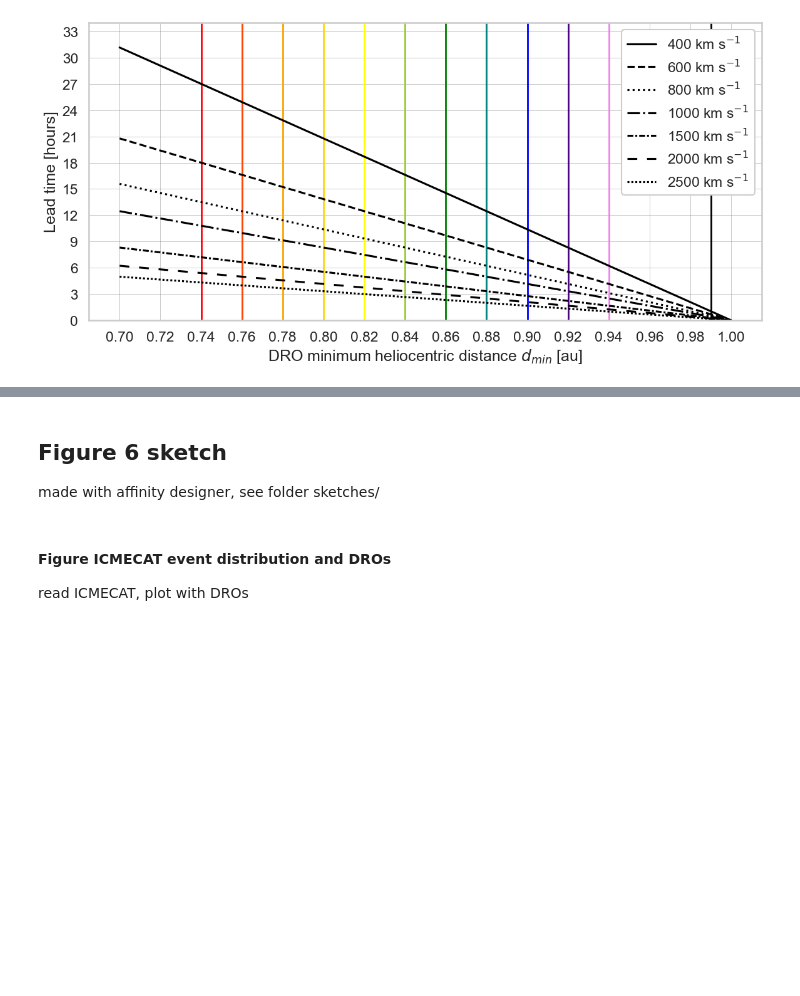
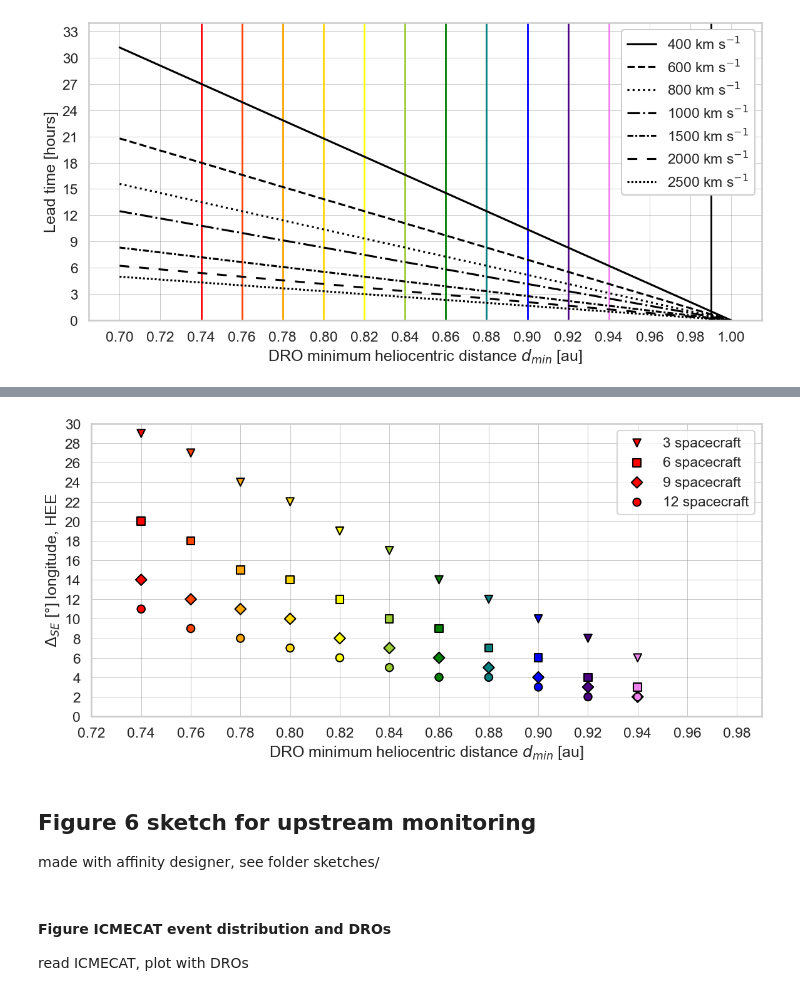
Before and after one commit to cmoestl/dro_orbits, a Jupyter notebook: dro.ipynb, the cells around one changed output, grey strips where cells are left out. Cells and saved outputs as stored; diff of their text form; code cells hidden in the pictures; blank space fills up the shorter version.

Commit message:
gap analysis added

```diff
--- a/dro.ipynb
+++ b/dro.ipynb
@@ -947,5 +960,82 @@ IndexError: index 2190 is out of bounds for axis 0 with size 4
+# %%
+######### get delta to Sun-Earth line in heliospheric longitude
+####### example for orbit with 9 sc ###########
+#days=19 #step forward
+#n=np.int16(24*days) #round to nearest hour
+#print(np.round(dlon[sc_int9+n],1))
+#####################################
+
+
+############### go through all 11 orbits and make it for the given number of spacecraft,
+#answering: what is the maximum separation of the spacecraft to the Sun-Earth line in HEE longitude?
+#check when first spacecraft is further away in longitude from the SE line than the last spacecraft
+
+def get_delta(sc_int_array):
+    #for each dmin orbit distance write out the index with the maximum separation of the first sc before the last sc is closer
+    delta_index=np.arange(np.size(initial_x0_array))
+    delta_value=np.arange(np.size(initial_x0_array))
+
+    #going through all 11 different orbits, for a given number of spacecraft set by sc_int_array
+    for i in np.arange(np.size(initial_x0_array)):
+
+        hours=0
+        #get orbit longitude values: 1 is longitude, : are all longitude values, i is the orbit (defined by dmin)
+        dlon=np.rad2deg(orbits_polar[1,:,i])
+
+        # use number of spacecraft you want to analyse, sc_int9
+        # starting values
+        first_sc=np.abs(dlon[sc_int_array+hours][0])
+        last_sc=np.abs(dlon[sc_int_array+hours][-1])
+        #print(first_sc, last_sc)
+
+        #find index when both spacecraft are at maximum separation to Sun-Earth line
+        while first_sc < last_sc:
+            #longitude of first spacecraft along the DRO, starting at the Sun-Earth line and going towards west, along the orbit
+            first_sc=np.abs(dlon[sc_int_array+hours][0])
+            #longitude of last spacecraft along the orbit, absolute value so comparable with first spacecraft
+            last_sc=np.abs(dlon[sc_int_array+hours][-1])
+            #print(first_sc, last_sc)
+            delta_index[i]=hours
+            hours=hours+1
+
+        #print(delta_index)
+        delta_value[i]=np.rad2deg(orbits_polar[1,delta_index[i],i])
+
+    return delta_value
+
+delta_value3=get_delta(sc_int3)
+delta_value6=get_delta(sc_int6)
+delta_value9=get_delta(sc_int9)
+delta_value12=get_delta(sc_int12)
+
+#define plot
+
+sns.set_style('whitegrid')
+sns.set_context('talk')
+fig, ax1 = plt.subplots(1,figsize=(12, 6),dpi=100)
+
+#plot for each orbit with dmin the longitudes of the spacecraft in HEE, absolute difference to Sun-Earth line
+ax1.scatter(initial_x0_array,delta_value3,c=dro_colors, marker='v', label='3 spacecraft',edgecolor='k')
+ax1.scatter(initial_x0_array,delta_value6,c=dro_colors, marker='s', label='6 spacecraft',edgecolor='k')
+ax1.scatter(initial_x0_array,delta_value9,c=dro_colors, marker='D', label='9 spacecraft',edgecolor='k')
+ax1.scatter(initial_x0_array,delta_value12,c=dro_colors, marker='o', label='12 spacecraft',edgecolor='k')
+ax1.legend()
+ax1.set_ylabel(r'$\Delta_{SE}$ [°] longitude, HEE')
+ax1.set_xlabel('DRO minimum heliocentric distance $d_{min}$ [au]')
+ax1.xaxis.set_major_locator(MultipleLocator(0.02))
+ax1.yaxis.set_major_locator(MultipleLocator(2))
+ax1.set_ylim(0,30)
+ax1.set_xlim(0.72,0.99)
+ax1.grid(True, color='gray', linewidth=0.5, linestyle='-', alpha=0.6)
+
+plt.tight_layout()
+
+plt.savefig(f'results/fig5_gap_analysis.png', dpi=300,bbox_inches='tight')
+plt.savefig(f'results/fig5_gap_analysis.pdf', dpi=300,bbox_inches='tight')
+# %% [output]
+[figure, added]
 # %% [markdown]
-## Figure 6 sketch
+## Figure 6 sketch for upstream monitoring
 made with affinity designer, see folder sketches/
 # %% [markdown]
 #### Figure ICMECAT event distribution and DROs
```
Also changed, not shown: parts of 10 cells of this notebook, 10 other files.
